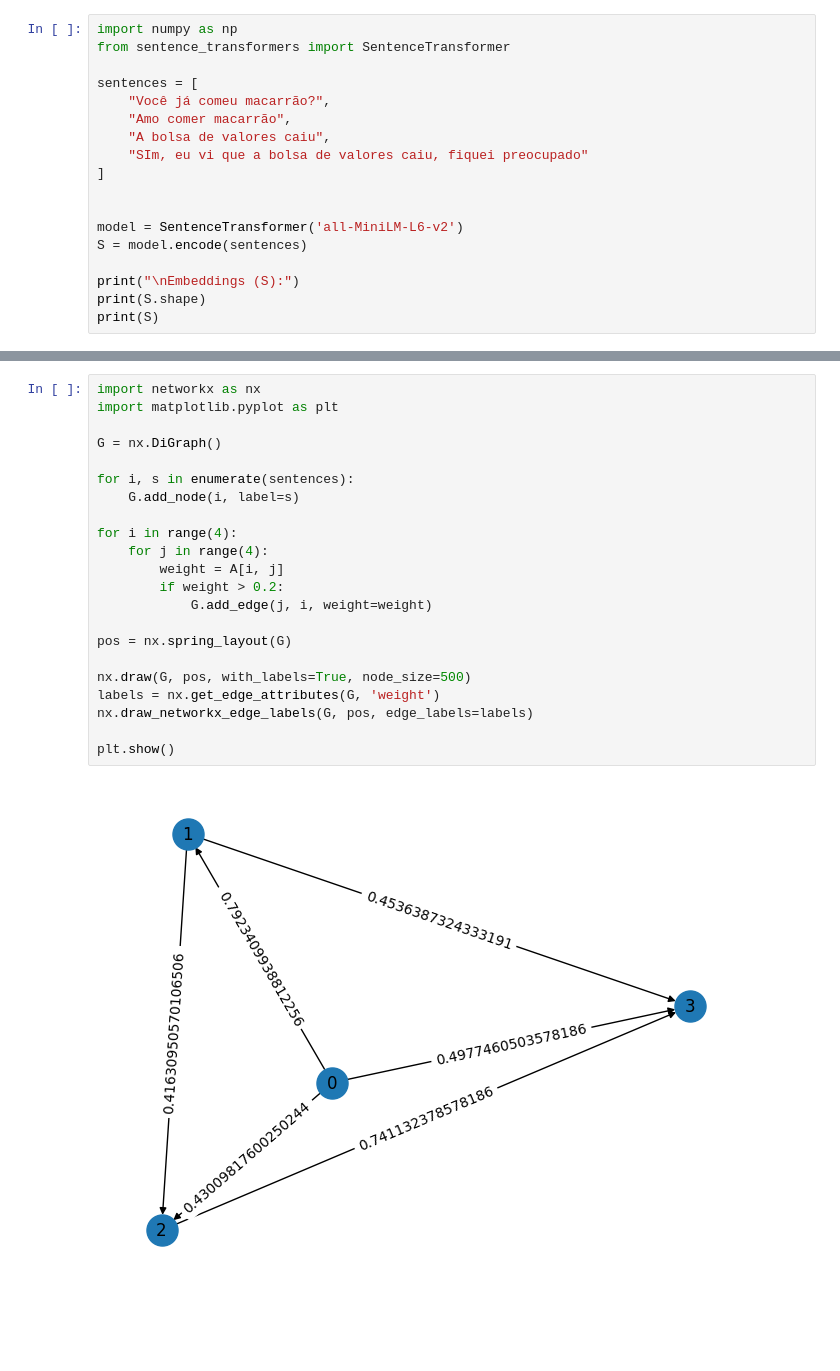
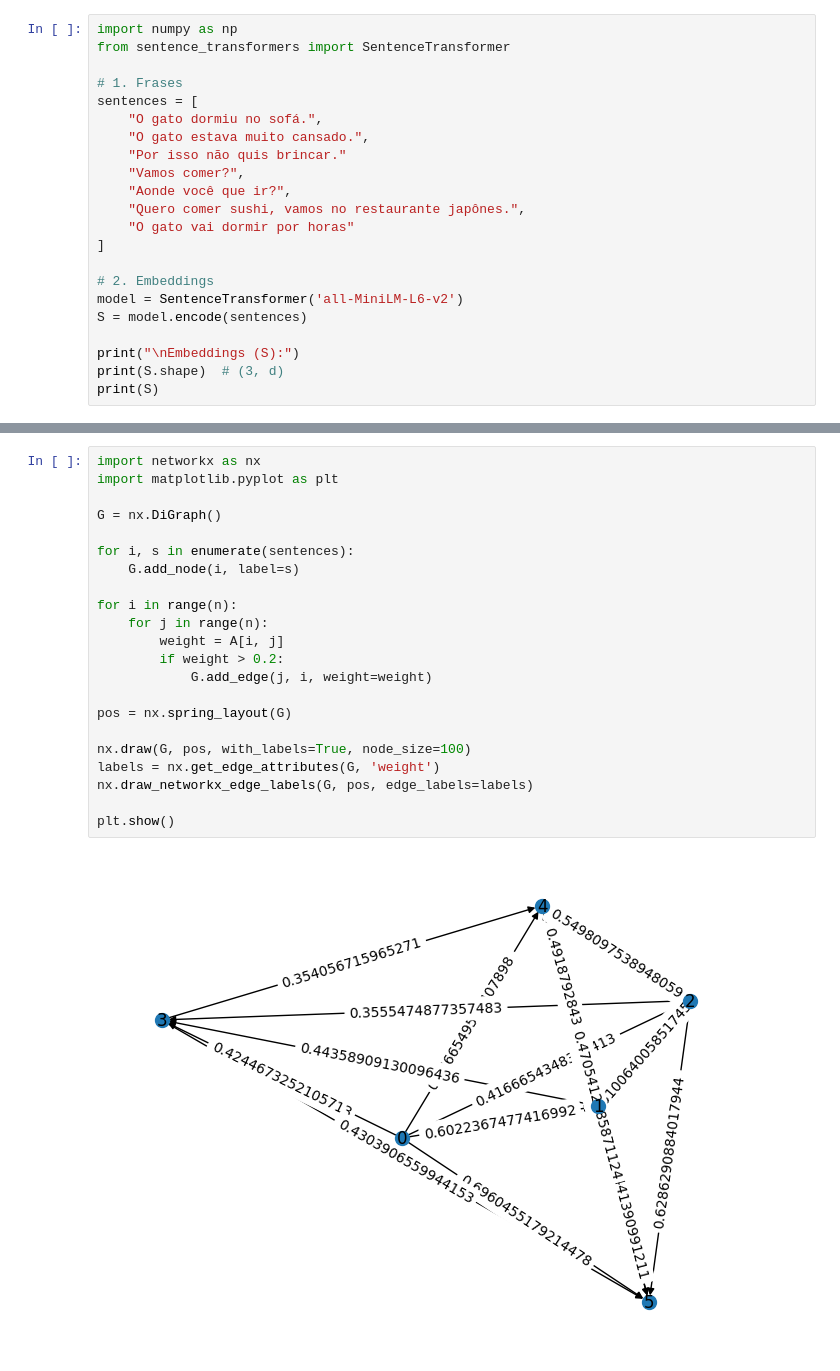
Before and after one commit to soishizaki/Pesquisa_PIBIC, a Jupyter notebook: exp05_attention/attention02.ipynb, the cells around one changed output, grey strips where cells are left out. Saved outputs shown, nothing was run; the diff lists cells and outputs as text; blank space fills up the shorter version.

```diff
--- a/exp05_attention/attention02.ipynb
+++ b/exp05_attention/attention02.ipynb
@@ -2,19 +8,23 @@
 import numpy as np
 from sentence_transformers import SentenceTransformer
 
+# 1. Frases
 sentences = [
-    "Você já comeu macarrão?",
-    "Amo comer macarrão",
-    "A bolsa de valores caiu",
-    "SIm, eu vi que a bolsa de valores caiu, fiquei preocupado"
+    "O gato dormiu no sofá.",
+    "O gato estava muito cansado.",
+    "Por isso não quis brincar."
+    "Vamos comer?",
+    "Aonde você que ir?",
+    "Quero comer sushi, vamos no restaurante japônes.",
+    "O gato vai dormir por horas"
 ]
 
-
+# 2. Embeddings
 model = SentenceTransformer('all-MiniLM-L6-v2')
 S = model.encode(sentences)
 
 print("\nEmbeddings (S):")
-print(S.shape)
+print(S.shape)  # (3, d)
 print(S)
 # %% [output]
 BertModel LOAD REPORT from: sentence-transformers/all-MiniLM-L6-v2
@@ -54,24 +74,24 @@ print(A)
 # %%
 import networkx as nx
 import matplotlib.pyplot as plt
 
 G = nx.DiGraph()
 
 for i, s in enumerate(sentences):
     G.add_node(i, label=s)
 
-for i in range(4):
-    for j in range(4):
+for i in range(n):
+    for j in range(n):
         weight = A[i, j]
         if weight > 0.2:
             G.add_edge(j, i, weight=weight)
 
 pos = nx.spring_layout(G)
 
-nx.draw(G, pos, with_labels=True, node_size=500)
+nx.draw(G, pos, with_labels=True, node_size=100)
 labels = nx.get_edge_attributes(G, 'weight')
 nx.draw_networkx_edge_labels(G, pos, edge_labels=labels)
 
 plt.show()
 # %% [output]
-[figure, old version]
+[figure, new version]
```
Also changed, not shown: parts of 7 cells of this notebook, 1 other file.
